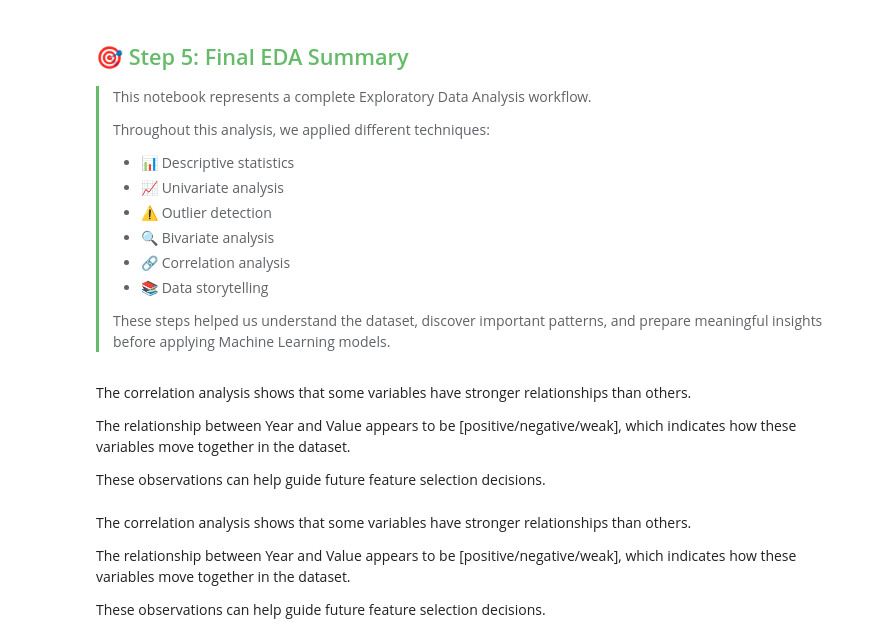
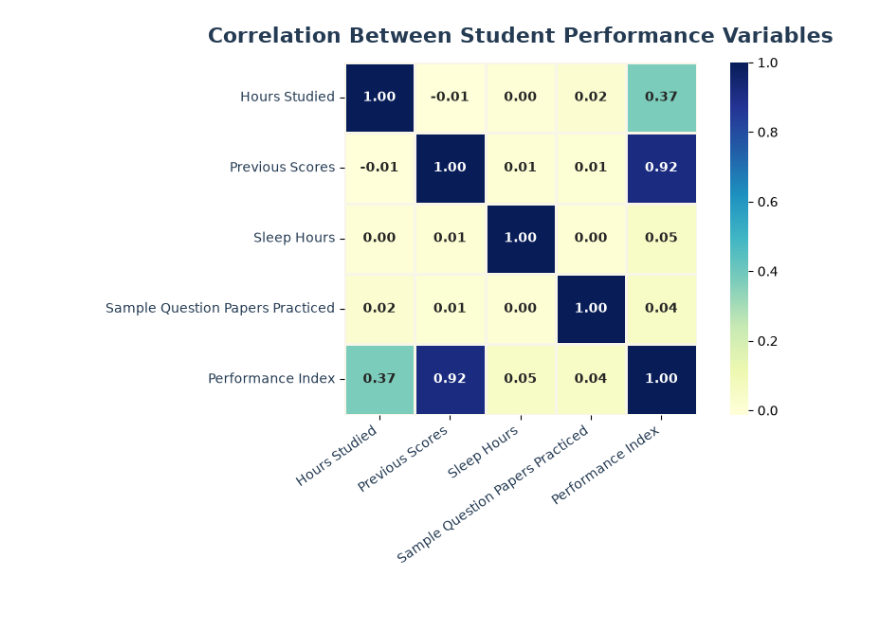
Before and after one commit to Shimaa-Habes/BinX-Training-AI-ML, a Jupyter notebook: BinX-Week2/MiniProject/miniproject.ipynb, the cells around one changed output. Cells and saved outputs as stored; diff of their text form; code cells hidden in the pictures; blank space fills up the shorter version.

```diff
--- a/BinX-Week2/MiniProject/miniproject.ipynb
+++ b/BinX-Week2/MiniProject/miniproject.ipynb
@@ -179,31 +391,41 @@ The visualizations helped us understand the behavior of the data, identify possi
-# %% [markdown]
-## <span style="color:#66BB6A">🎯 Step 5: Final EDA Summary</span>
-
-<blockquote style="border-left: 3px solid #66BB6A; padding-left: 12px; margin-left: 0;">
-
-This notebook represents a complete Exploratory Data Analysis workflow.
-
-Throughout this analysis, we applied different techniques:
-
-- 📊 Descriptive statistics
-- 📈 Univariate analysis
-- ⚠️ Outlier detection
-- 🔍 Bivariate analysis
-- 🔗 Correlation analysis
-- 📚 Data storytelling
-
-These steps helped us understand the dataset, discover important patterns, and prepare meaningful insights before applying Machine Learning models.
-
-</blockquote>
-# %% [markdown]
-The correlation analysis shows that some variables have stronger relationships than others.
-
-The relationship between Year and Value appears to be [positive/negative/weak], which indicates how these variables move together in the dataset.
-
-These observations can help guide future feature selection decisions.
-# %% [markdown]
-The correlation analysis shows that some variables have stronger relationships than others.
-
-The relationship between Year and Value appears to be [positive/negative/weak], which indicates how these variables move together in the dataset.
-
-These observations can help guide future feature selection decisions.
+# %%
+corr = df.corr(numeric_only=True)
+
+plt.figure(figsize=(9, 6))
+
+sns.heatmap(
+    corr,
+    annot=True,
+    cmap="YlGnBu",
+    fmt=".2f",
+    linewidths=0.8,
+    linecolor="#F8F5E9",
+    square=True,
+    annot_kws={"size": 10, "weight": "bold"}
+)
+
+plt.title(
+    "Correlation Between Student Performance Variables",
+    fontsize=16,
+    fontweight="bold",
+    color="#243B53",
+    pad=15
+)
+
+plt.xticks(
+    rotation=35,
+    ha="right",
+    fontsize=10,
+    color="#243B53"
+)
+
+plt.yticks(
+    rotation=0,
+    fontsize=10,
+    color="#243B53"
+)
+
+plt.tight_layout()
+plt.show()
+# %% [output]
+[figure, added]
```
Also changed, not shown: parts of 23 cells of this notebook, 38 other files.
